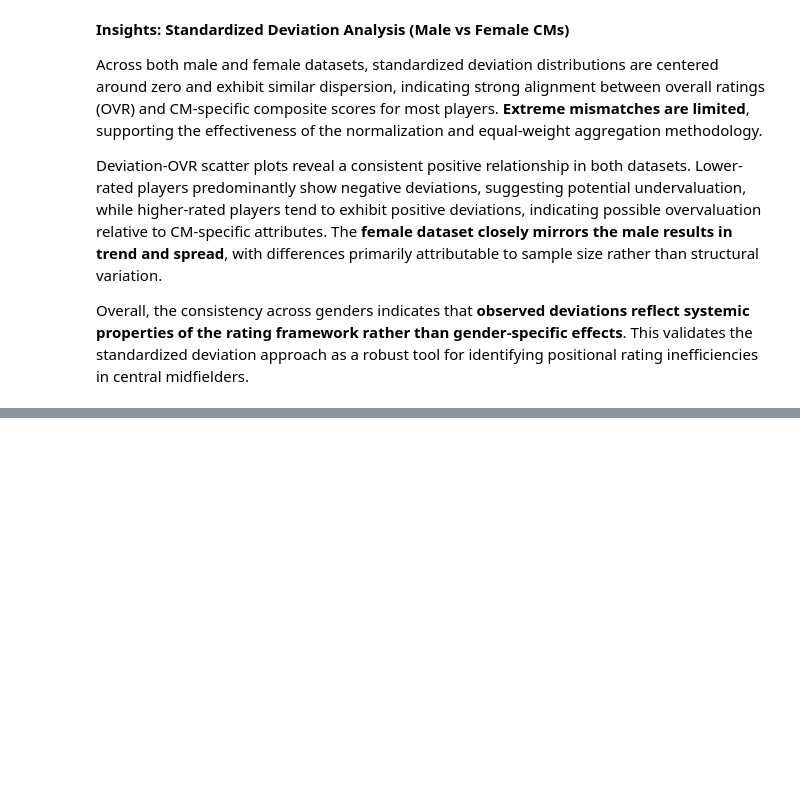
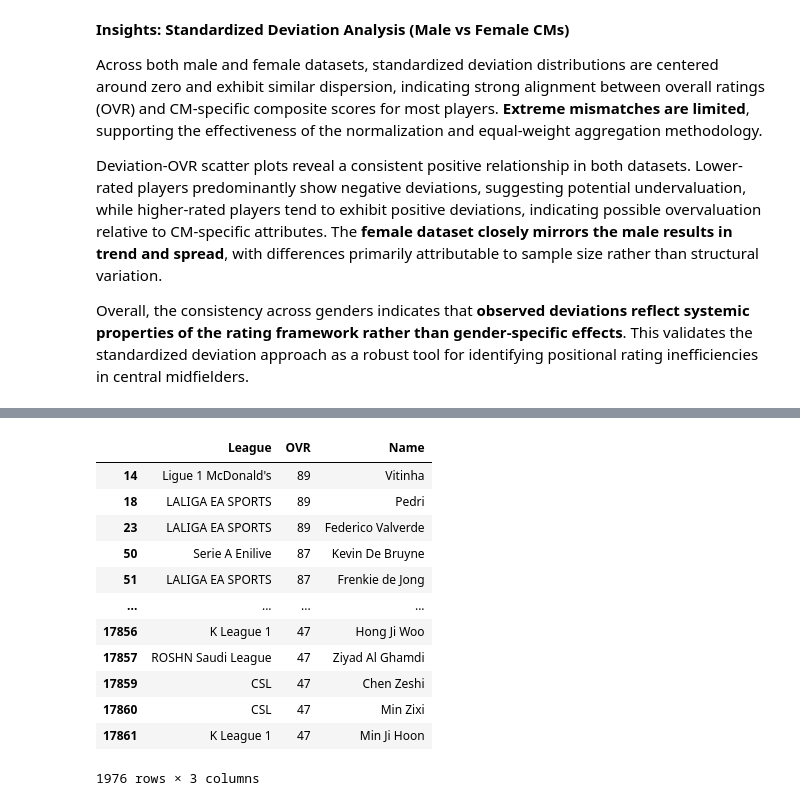
Before and after one commit to an1rudhrawat/EAFC-Dataset-Analysis, a Jupyter notebook: EAFC (1).ipynb, the cells around one changed output, grey strips where cells are left out. Cells and saved outputs as stored; diff of their text form; code cells hidden in the pictures; blank space fills up the shorter version.

```diff
--- a/EAFC (1).ipynb
+++ b/EAFC (1).ipynb
@@ -1047,0 +1162,18 @@ Overall, the consistency across genders indicates that **observed deviations ref
+# %%
+#Combining the league of the players together with the main dataset
+filtering=male_players[['League','OVR','Name']][male_players['Position']=='CM']
+filtering
+# %% [output]
+|  | League | OVR | Name |
+| 14 | Ligue 1 McDonald's | 89 | Vitinha |
+| 18 | LALIGA EA SPORTS | 89 | Pedri |
+| 23 | LALIGA EA SPORTS | 89 | Federico Valverde |
+| 50 | Serie A Enilive | 87 | Kevin De Bruyne |
+| 51 | LALIGA EA SPORTS | 87 | Frenkie de Jong |
+| ... | ... | ... | ... |
+| 17856 | K League 1 | 47 | Hong Ji Woo |
+| 17857 | ROSHN Saudi League | 47 | Ziyad Al Ghamdi |
+| 17859 | CSL | 47 | Chen Zeshi |
+| 17860 | CSL | 47 | Min Zixi |
+| 17861 | K League 1 | 47 | Min Ji Hoon |
+1976 rows × 3 columns
```
Also changed, not shown: parts of 23 cells of this notebook.
